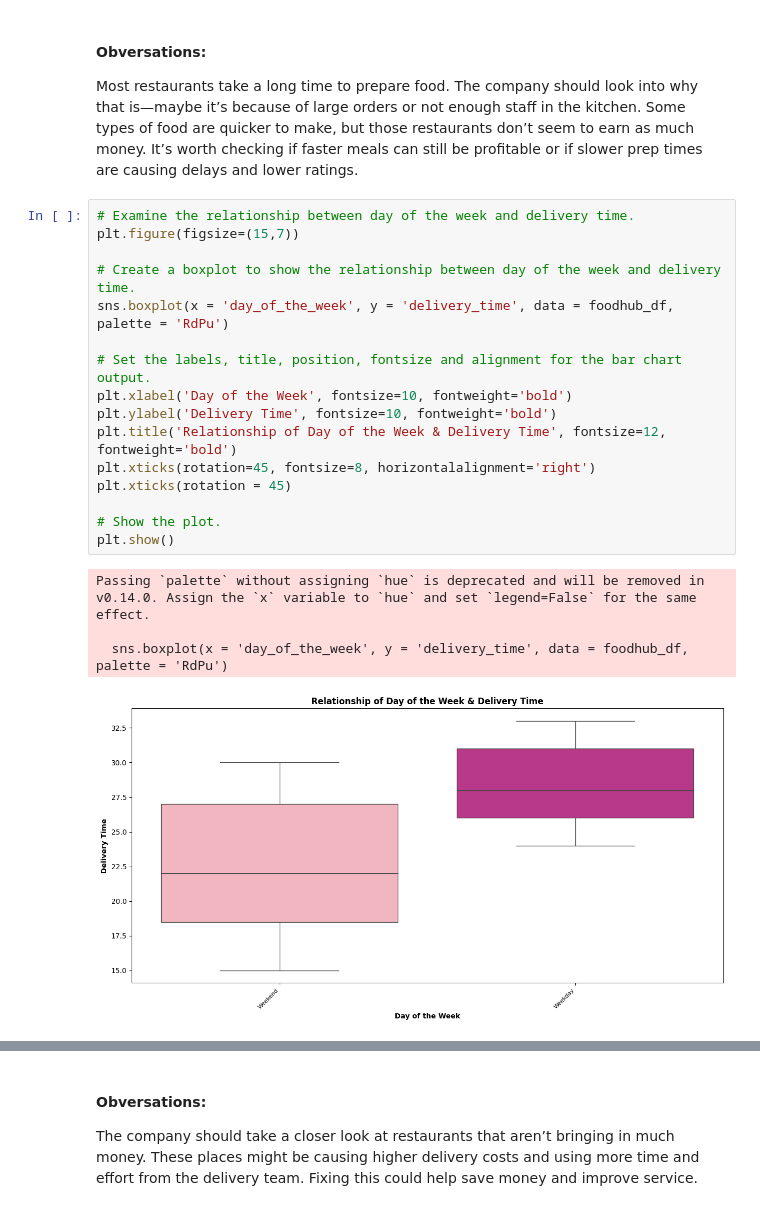
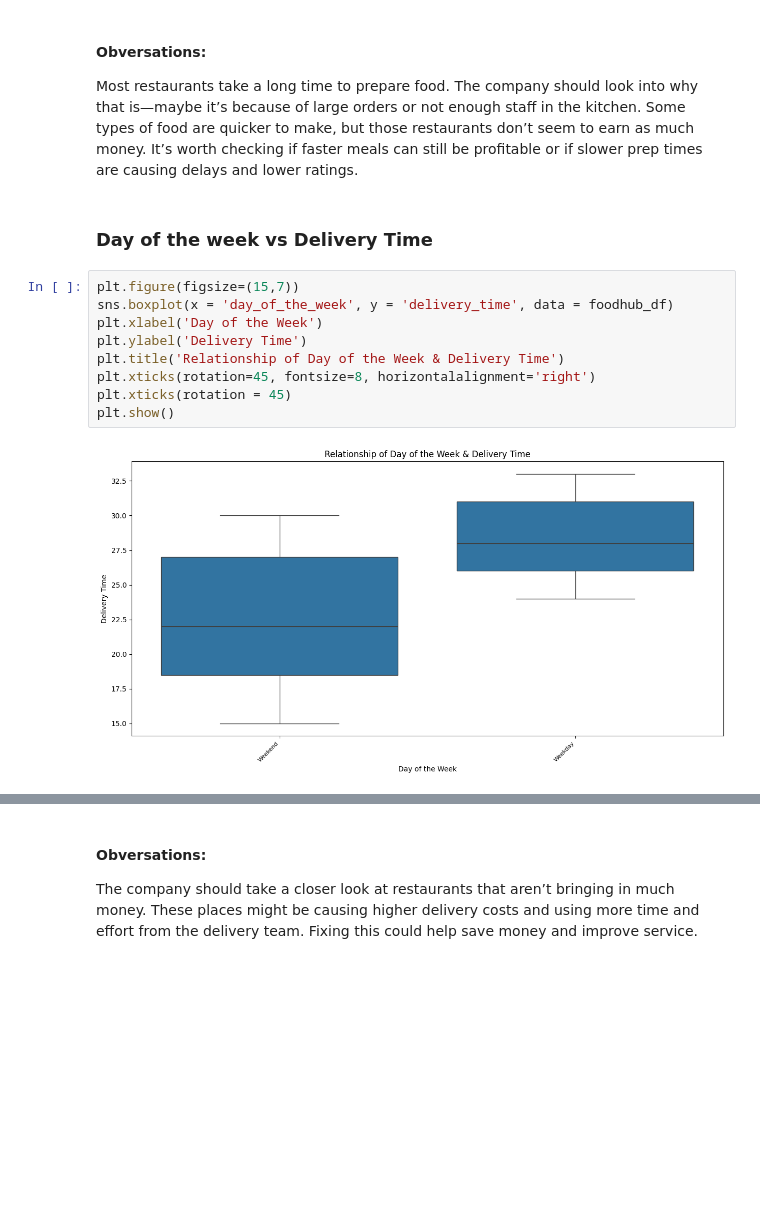
Before and after one commit to rohitdec01/AIML, a Jupyter notebook: 1_Food-Hub-Data-Analysis/rohit_PYF_Project_Learner_Notebook_Full_Code.ipynb, the cells around one changed output, grey strips where cells are left out. Cells and saved outputs as stored; diff of their text form; blank space fills up the shorter version.

```diff
--- a/1_Food-Hub-Data-Analysis/rohit_PYF_Project_Learner_Notebook_Full_Code.ipynb
+++ b/1_Food-Hub-Data-Analysis/rohit_PYF_Project_Learner_Notebook_Full_Code.ipynb
@@ -580,24 +496,16 @@ Passing `palette` without assigning `hue` is deprecated and will be removed in v
 # %% [markdown]
 #### Obversations:
 Most restaurants take a long time to prepare food. The company should look into why that is—maybe it’s because of large orders or not enough staff in the kitchen. Some types of food are quicker to make, but those restaurants don’t seem to earn as much money. It’s worth checking if faster meals can still be profitable or if slower prep times are causing delays and lower ratings.
+# %% [markdown]
+### Day of the week vs Delivery Time
 # %%
-# Examine the relationship between day of the week and delivery time.
 plt.figure(figsize=(15,7))
-
-# Create a boxplot to show the relationship between day of the week and delivery time.
-sns.boxplot(x = 'day_of_the_week', y = 'delivery_time', data = foodhub_df, palette = 'RdPu')
-
-# Set the labels, title, position, fontsize and alignment for the bar chart output.
-plt.xlabel('Day of the Week', fontsize=10, fontweight='bold')
-plt.ylabel('Delivery Time', fontsize=10, fontweight='bold')
-plt.title('Relationship of Day of the Week & Delivery Time', fontsize=12, fontweight='bold')
+sns.boxplot(x = 'day_of_the_week', y = 'delivery_time', data = foodhub_df)
+plt.xlabel('Day of the Week')
+plt.ylabel('Delivery Time')
+plt.title('Relationship of Day of the Week & Delivery Time')
 plt.xticks(rotation=45, fontsize=8, horizontalalignment='right')
 plt.xticks(rotation = 45)
-
-# Show the plot.
 plt.show()
 # %% [output]
-Passing `palette` without assigning `hue` is deprecated and will be removed in v0.14.0. Assign the `x` variable to `hue` and set `legend=False` for the same effect.
-
-  sns.boxplot(x = 'day_of_the_week', y = 'delivery_time', data = foodhub_df, palette = 'RdPu')
-[figure, old version]
+[figure, new version]
```
Also changed, not shown: parts of 77 cells of this notebook.
